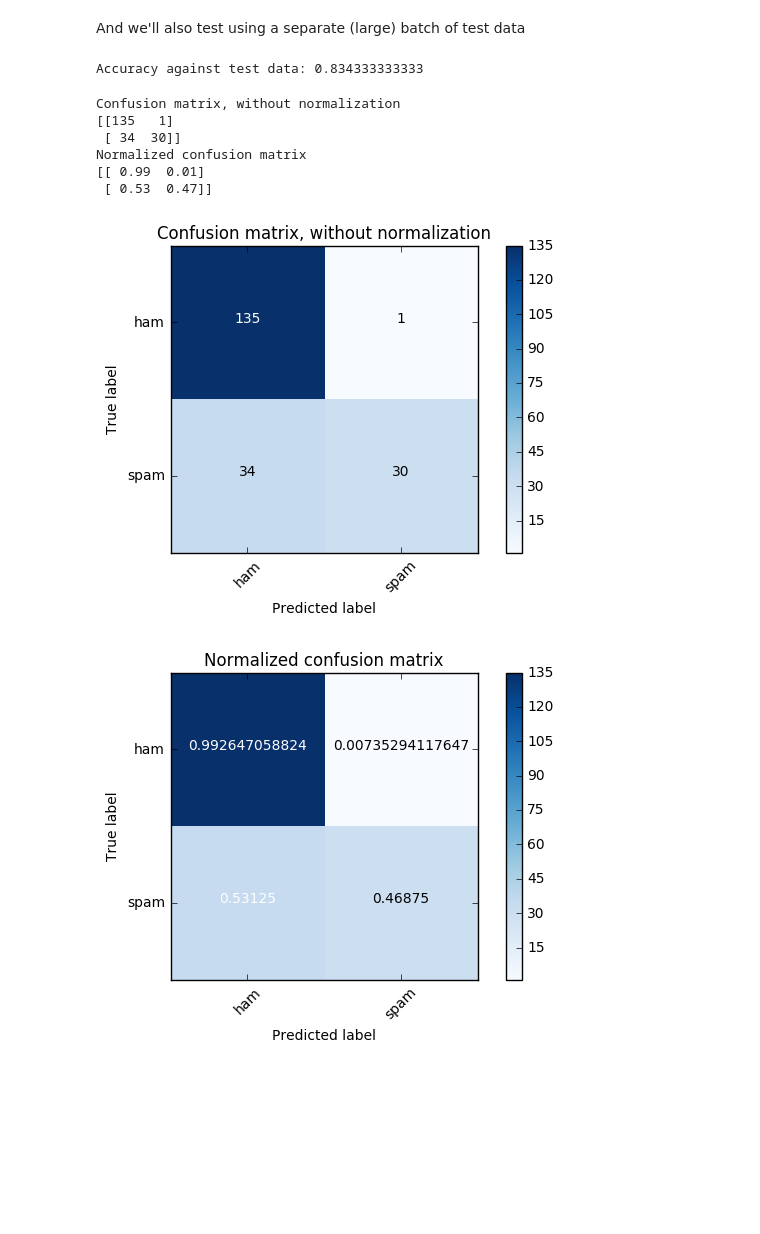
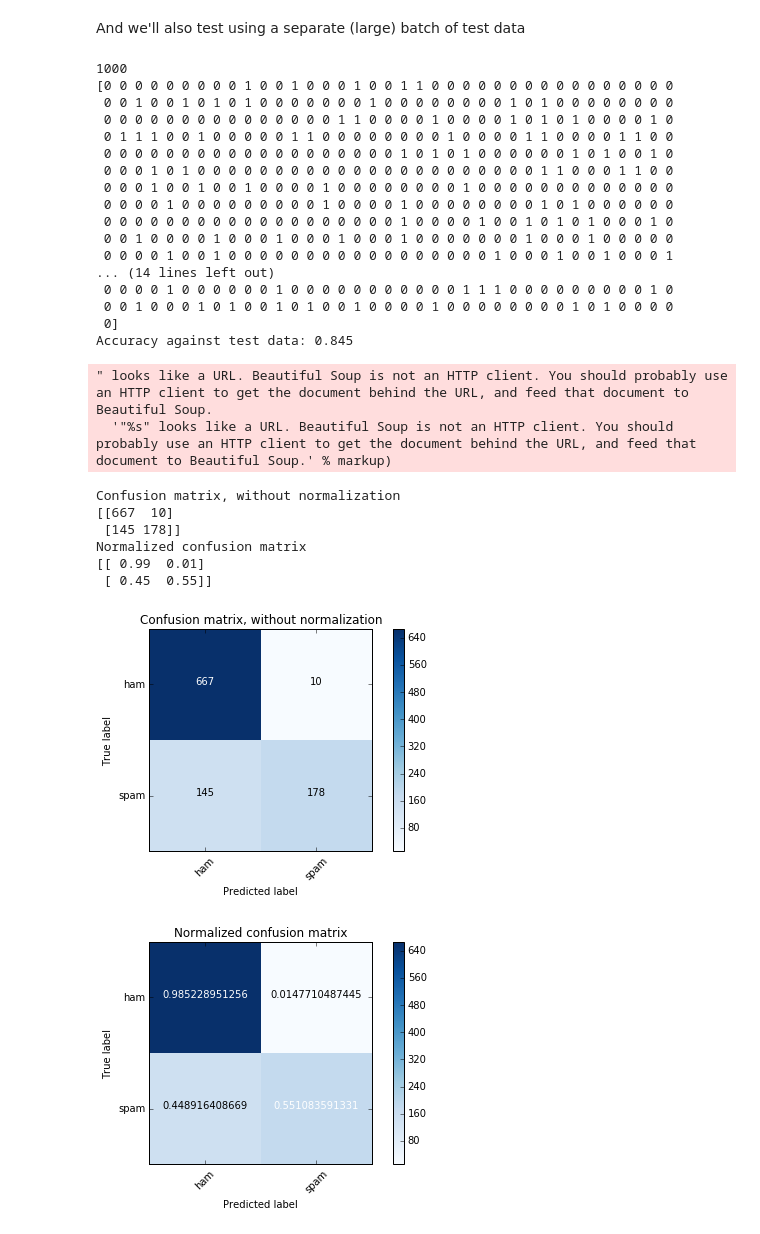
Before and after one commit to mikejcooper/Spam-Filter-Bayes-Linear-Classifier, a Jupyter notebook: filter.ipynb, the cells around one changed output. Drawn from its saved outputs; the diff is of its cells as text; code cells hidden in the pictures; blank space fills up the shorter version.

```diff
--- a/filter.ipynb
+++ b/filter.ipynb
@@ -172,20 +195,20 @@ receiving email signed receive one free reports would prefer receive messages ty
 read in all documents and convert to a bag of words
 # %%
 import glob
-data = []
+training_data = []
 training_labels = []
 training_label_names = ['ham', 'spam']
 
 # ham
 for filename in glob.glob('training_data/ham*.txt'):
     f = open(filename, 'r')
-    data.append(f.read())
+    training_data.append(f.read())
     training_labels.append(0)
 
 # spam
 for filename in glob.glob('training_data/spam*.txt'):
     f = open(filename, 'r')
-    data.append(f.read())
+    training_data.append(f.read())
     training_labels.append(1)
 # %%
 from sklearn.pipeline import Pipeline
@@ -222,8 +251,8 @@ skf = StratifiedKFold(training_labels, n_folds=k)
 acc_per_fold = []
 
 for train_indices, test_indices in skf:
-    clf = text_clf.fit([data[i] for i in train_indices], [training_labels[i] for i in train_indices])
-    predicted = clf.predict([data[i] for i in test_indices])
+    clf = clf_pipe_p1.fit([training_data[i] for i in train_indices], [training_labels[i] for i in train_indices])
+    predicted = clf.predict([training_data[i] for i in test_indices])
     acc_per_fold.append( accuracy_score([training_labels[i] for i in test_indices], predicted) )
 
 print "Accuracy per fold:", acc_per_fold
@@ -235,10 +279,6 @@ Average accuracy: 0.974
 And we'll also test using a separate (large) batch of test data
 # %%
 import random
-from sklearn.naive_bayes import MultinomialNB
-# we're using multinomial because it's most relevant for word counts
-text_clf = text_clf.fit(data, training_labels)
-
 def pickTestData(count=1):
     labelsFile = open('testdata.label', 'r')
     labeling = labelsFile.readlines()
@@ -246,18 +286,40 @@ def pickTestData(count=1):
     sample = labeling[0:count]
     return [(open('test_data/'+row.split()[1], 'r').read(), 1-int(row.split()[0])) for row in sample]
 
-test_data = pickTestData(3000)
-# test_data = pickTestData(200)
+test_items = pickTestData(1000)
 
-docs_new = [i[0] for i in test_data]
-
-predicted = text_clf.predict(docs_new)
-
-accuracy = accuracy_score([item[1] for item in test_data], predicted)
-
-print "Accuracy against test data:", accuracy
+test_data = [i[0] for i in test_items]
+test_labels = [item[1] for item in test_items]
-# %% [output]
-Accuracy against test data: 0.834333333333
+# %%
+
+from sklearn.naive_bayes import MultinomialNB
+# we're using multinomial because it's most relevant for word counts
+
+predicted = clf_pipe_p1.fit(training_data, training_labels).predict(test_data)
+
+accuracy = accuracy_score(test_labels, predicted)
+
+print "Accuracy against test data:", accuracy
+# %% [output]
+1000
+[0 0 0 0 0 0 0 0 0 1 0 0 1 0 0 0 1 0 0 1 1 0 0 0 0 0 0 0 0 0 0 0 0 0 0 0 0
+ 0 0 1 0 0 1 0 1 0 1 0 0 0 0 0 0 0 1 0 0 0 0 0 0 0 0 1 0 1 0 0 0 0 0 0 0 0
+ 0 0 0 0 0 0 0 0 0 0 0 0 0 0 0 1 1 0 0 0 0 1 0 0 0 0 1 0 1 0 1 0 0 0 0 1 0
+ 0 1 1 1 0 0 1 0 0 0 0 0 1 1 0 0 0 0 0 0 0 0 1 0 0 0 0 1 1 0 0 0 0 1 1 0 0
+ 0 0 0 0 0 0 0 0 0 0 0 0 0 0 0 0 0 0 0 1 0 1 0 1 0 0 0 0 0 0 1 0 1 0 0 1 0
+ 0 0 0 1 0 1 0 0 0 0 0 0 0 0 0 0 0 0 0 0 0 0 0 0 0 0 0 0 1 1 0 0 0 1 1 0 0
+ 0 0 0 1 0 0 1 0 0 1 0 0 0 0 1 0 0 0 0 0 0 0 0 1 0 0 0 0 0 0 0 0 0 0 0 0 0
+ 0 0 0 0 1 0 0 0 0 0 0 0 0 0 1 0 0 0 0 1 0 0 0 0 0 0 0 0 1 0 1 0 0 0 0 0 0
+ 0 0 0 0 0 0 0 0 0 0 0 0 0 0 0 0 0 0 0 1 0 0 0 0 1 0 0 1 0 1 0 1 0 0 0 1 0
+ 0 0 1 0 0 0 0 1 0 0 0 1 0 0 0 1 0 0 0 1 0 0 0 0 0 0 0 1 0 0 0 1 0 0 0 0 0
+ 0 0 0 0 1 0 0 1 0 0 0 0 0 0 0 0 0 0 0 0 0 0 0 0 0 1 0 0 0 1 0 0 1 0 0 0 1
+... (14 lines left out)
+ 0 0 0 0 1 0 0 0 0 0 0 1 0 0 0 0 0 0 0 0 0 0 0 1 1 1 0 0 0 0 0 0 0 0 0 1 0
+ 0 0 1 0 0 0 1 0 1 0 0 1 0 1 0 0 1 0 0 0 0 1 0 0 0 0 0 0 0 0 1 0 1 0 0 0 0
+ 0]
+Accuracy against test data: 0.845
+" looks like a URL. Beautiful Soup is not an HTTP client. You should probably use an HTTP client to get the document behind the URL, and feed that document to Beautiful Soup.
+  '"%s" looks like a URL. Beautiful Soup is not an HTTP client. You should probably use an HTTP client to get the document behind the URL, and feed that document to Beautiful Soup.' % markup)
 # %%
 %matplotlib inline
 
@@ -292,36 +354,36 @@ def plot_confusion_matrix(cm, classes,
     print(cm)
 
     thresh = cm.max() / 2.
     for i, j in itertools.product(range(cm.shape[0]), range(cm.shape[1])):
         plt.text(j, i, cm[i, j],
                  horizontalalignment="center",
                  color="white" if cm[i, j] > thresh else "black")
 
     plt.tight_layout()
     plt.ylabel('True label')
     plt.xlabel('Predicted label')
 
 # Compute confusion matrix
-cnf_matrix = confusion_matrix([item[1] for item in test_data], predicted)
+cnf_matrix = confusion_matrix(test_labels, predicted)
 np.set_printoptions(precision=2)
 
 # Plot non-normalized confusion matrix
 plt.figure()
 plot_confusion_matrix(cnf_matrix, classes=training_label_names,
                       title='Confusion matrix, without normalization')
 
 # Plot normalized confusion matrix
 plt.figure()
 plot_confusion_matrix(cnf_matrix, classes=training_label_names, normalize=True,
                       title='Normalized confusion matrix')
 
 plt.show()
 # %% [output]
 Confusion matrix, without normalization
-[[135   1]
- [ 34  30]]
+[[667  10]
+ [145 178]]
 Normalized confusion matrix
 [[ 0.99  0.01]
- [ 0.53  0.47]]
+ [ 0.45  0.55]]
-[figure, old version]
+[figure, new version]
-[figure, old version]
+[figure, new version]
```
Also changed, not shown: parts of 20 cells of this notebook, 1 other file.
